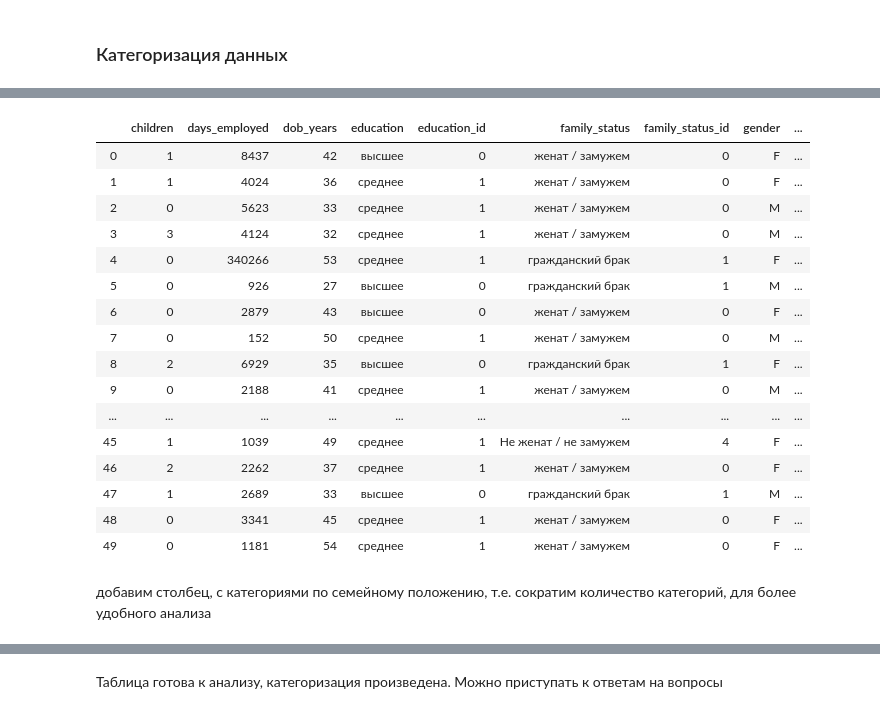
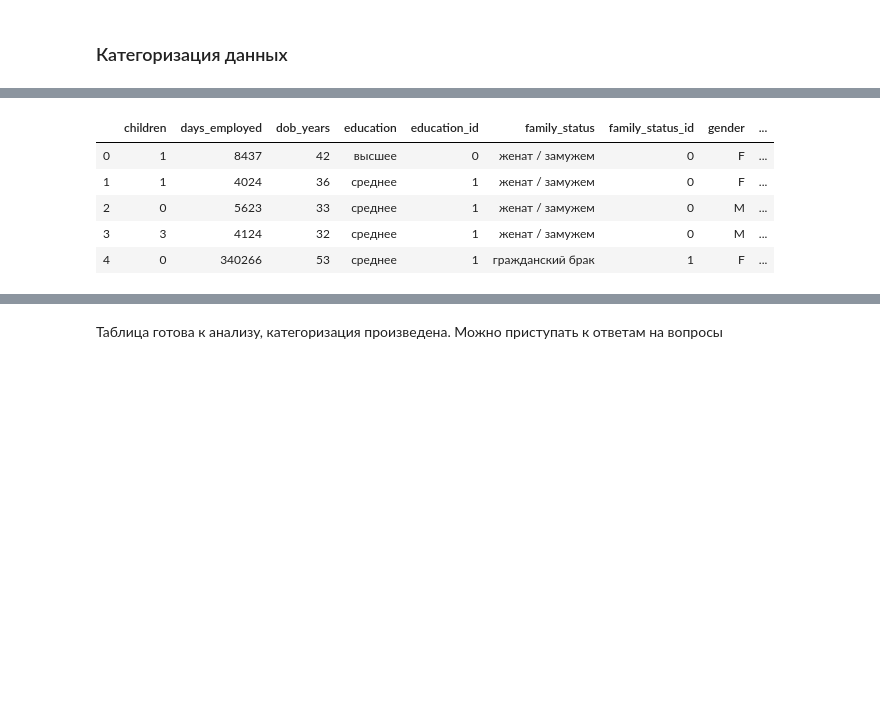
Before and after one commit to sharunovstanislav/yandex__praktikum, a Jupyter notebook: 1_предобработка данных/исследование надёжности заёмщика.ipynb, the cells around one changed output, grey strips where cells are left out. Saved outputs shown, nothing was run; the diff lists cells and outputs as text; code cells hidden in the pictures; blank space fills up the shorter version.

```diff
--- a/1_предобработка данных/исследование надёжности заёмщика.ipynb
+++ b/1_предобработка данных/исследование надёжности заёмщика.ipynb
@@ -224,0 +40,6 @@ Name: purpose, dtype: int64
+# %%
+try:
+    data = pd.read_csv('/datasets/data.csv')
+except:
+    data = pd.read_csv('D:/repository/projects/1_предобработка данных/data.csv')
+data.head(5)
@@ -461,27 +319,14 @@ def category_children(children):
     if children >= 3:
         return 'многодетные'
 # %%
-# добавим ещё один столбец, с категориями по количеству детей столбец
+# добавлю ещё один столбец, с категориями по количеству детей
 data['children_category'] = data['children'].apply(category_children)
-data.head(50)
+data.head()
 # %% [output]
 |  | children | days_employed | dob_years | education | education_id | family_status | family_status_id | gender | ... |
 | 0 | 1 | 8437 | 42 | высшее | 0 | женат / замужем | 0 | F | ... |
 | 1 | 1 | 4024 | 36 | среднее | 1 | женат / замужем | 0 | F | ... |
 | 2 | 0 | 5623 | 33 | среднее | 1 | женат / замужем | 0 | M | ... |
 | 3 | 3 | 4124 | 32 | среднее | 1 | женат / замужем | 0 | M | ... |
 | 4 | 0 | 340266 | 53 | среднее | 1 | гражданский брак | 1 | F | ... |
-| 5 | 0 | 926 | 27 | высшее | 0 | гражданский брак | 1 | M | ... |
-| 6 | 0 | 2879 | 43 | высшее | 0 | женат / замужем | 0 | F | ... |
-| 7 | 0 | 152 | 50 | среднее | 1 | женат / замужем | 0 | M | ... |
-| 8 | 2 | 6929 | 35 | высшее | 0 | гражданский брак | 1 | F | ... |
-| 9 | 0 | 2188 | 41 | среднее | 1 | женат / замужем | 0 | M | ... |
-| ... | ... | ... | ... | ... | ... | ... | ... | ... | ... |
-| 45 | 1 | 1039 | 49 | среднее | 1 | Не женат / не замужем | 4 | F | ... |
-| 46 | 2 | 2262 | 37 | среднее | 1 | женат / замужем | 0 | F | ... |
-| 47 | 1 | 2689 | 33 | высшее | 0 | гражданский брак | 1 | M | ... |
-| 48 | 0 | 3341 | 45 | среднее | 1 | женат / замужем | 0 | F | ... |
-| 49 | 0 | 1181 | 54 | среднее | 1 | женат / замужем | 0 | F | ... |
-# %% [markdown]
-добавим столбец, с категориями по семейному положению, т.е. сократим количество категорий, для более удобного анализа
 # %%
```
Also changed, not shown: parts of 94 cells of this notebook.
